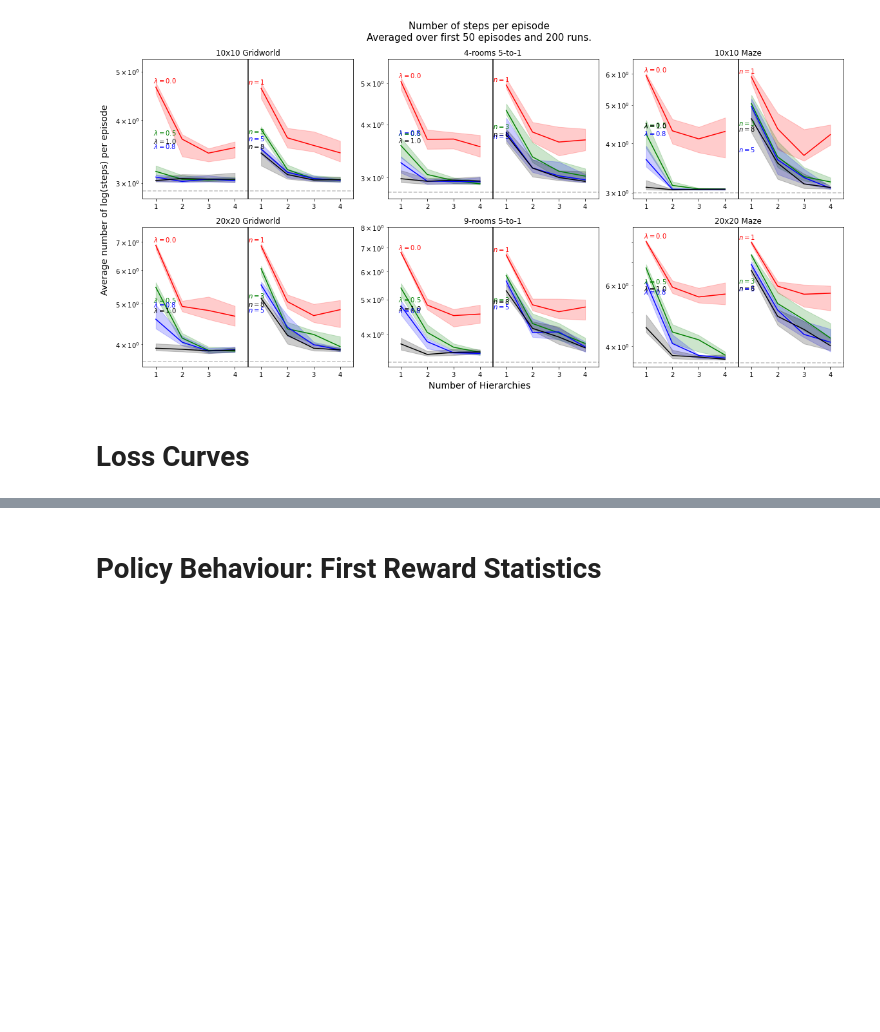
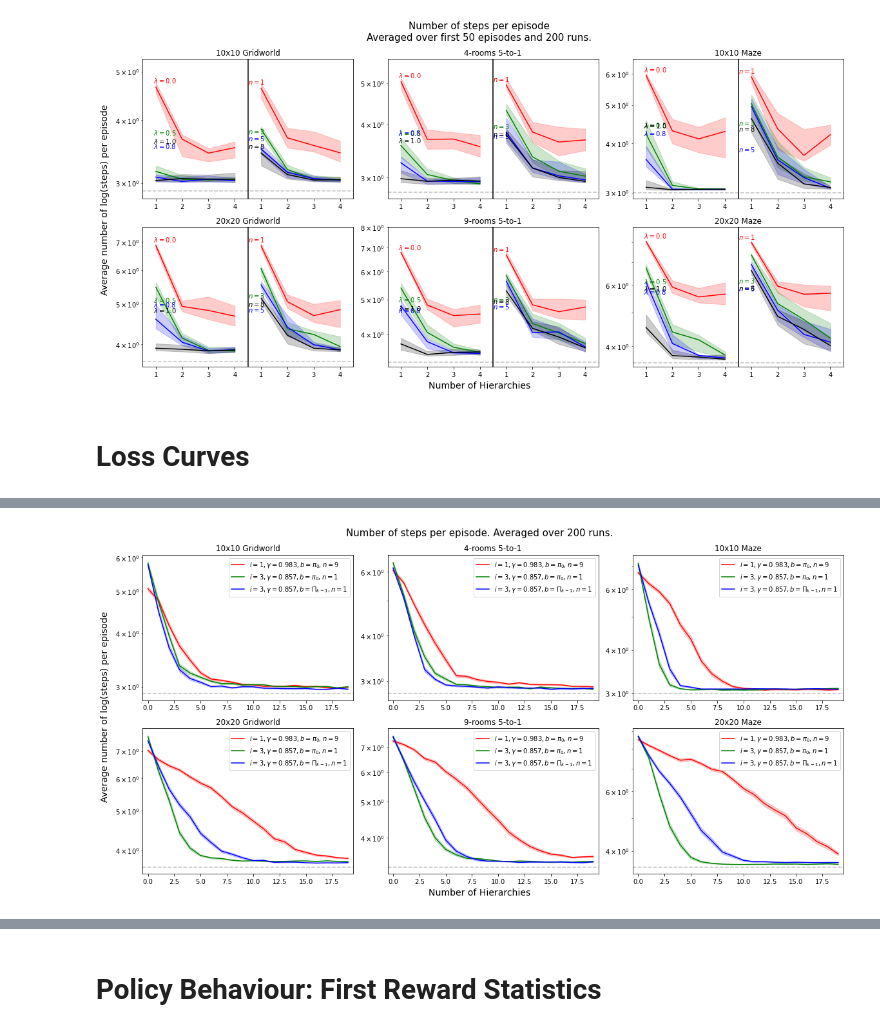
Before and after one commit to joeryjoery/HierQ, a Jupyter notebook: Experiment Visualizations.ipynb, the cells around one changed output, grey strips where cells are left out. Cells and saved outputs as stored; diff of their text form; code cells hidden in the pictures; blank space fills up the shorter version.

Commit message:
Add Loss Curve Visualization

```diff
--- a/Experiment Visualizations.ipynb
+++ b/Experiment Visualizations.ipynb
@@ -580,4 +398,0 @@ g1[0]['meta']
-# %%
-meta = g1[0]['meta']
-x = np.asarray(g1[0]['data'])[..., -1][..., 0]
-x.shape
@@ -646,14 +398,0 @@ plt.show()
-# %%
-plt.figure(figsize=(10, 6))
-
-meta
-m = x.mean(axis=1)
-s = x.std(axis=1) / np.sqrt(x.shape[1])
-
-for i in range(len(m)):
-    plt.plot(m[i], label=f'i={meta[i]["n_levels"]}, ' + ('n=3' if meta[i]['atomic'] else 'lambda=1.0'))
-    plt.fill_between(range(len(m[i])), m[i] - s[i], m[i] + s[i], alpha=0.2)
-
-plt.yscale('log')
-plt.legend()
-plt.show()
@@ -661,0 +428,77 @@ plt.show()
+# %%
+def generate_loss_curve(label: str, annotate: bool = True):
+    # Create two figures to separately plot the loss curves for the HierTB and HierQ agents
+    fig_n, ax_n = plt.subplots(2, 3, figsize=(16, 8))
+    fig_d, ax_d = plt.subplots(2, 3, figsize=(16, 8))
+    figs = [fig_n, fig_d]
+
+    for env_i, env_data in enumerate(discount_data):
+
+        # Environment data for generating the graphs.
+        meta_lst = [[env_data['meta'][i] for i in n_idx], [env_data['meta'][i] for i in d_idx]]
+
+        # Compute Plotting data.
+        trajectories = variance_stabilizer(np.asarray(get_timeseries(env_data['data'])))
+        trajectories = trajectories[..., :trajectories.shape[-1] - episode_subsample]
+        means = trajectories.mean(axis=1)
+        stderrs = trajectories.std(axis=1) / np.sqrt(trajectories.shape[1])
+
+        # Split for n-step and decay parameters
+        mu_n, mu_d = means[n_idx], means[d_idx]
+        s_n, s_d = stderrs[n_idx], stderrs[d_idx]
+
+        # Select Correct Environment canvas to plot data on.
+        canvas_lst = [ax_n[env_i % 2, env_i // 2], ax_d[env_i % 2, env_i // 2]]
+
+        # Separate conditional parameters horizontally by padding the x-axis.
+        xs = np.arange(trajectories.shape[-1])
+
+        c = ['red', 'green', 'blue', 'black', 'purple'] * 2
+        for z, (n_i, d_i) in enumerate(zip(n_idx, d_idx)):
+
+            for i, j in enumerate([n_i, d_i]):
+                # Extract ablation parameters
+                m = meta_lst[i][z]
+                b, gamma, k = m['flat_training'], m['discount'], m['n_levels']
+
+                label = fr'$i={k}, \gamma = {gamma:.3f}, b = ' + (r"\pi_0" if b else r"\Pi_{k-1}") + ', '
+                label += fr'\lambda={m["decay"]}$' if i else f'n={m["n_steps"]}' + '$'
+
+                # Plot decay data
+                canvas_lst[i].plot(xs, means[j], color=c[z], label=label)
+                canvas_lst[i].fill_between(xs, means[j] - stderrs[j], means[j] + stderrs[j], alpha=0.2, color=c[z])
+
+        # Canvas formatting
+        for canvas in canvas_lst:
+            canvas.set_title(environment_labels[env_i])
+
+            # Environment Optimum
+            canvas.axhline(variance_stabilizer(environment_optimum[env_i]),
+                           0, 7, color='grey', linestyle='--', alpha=0.5)
+
+            # Canvas plot scaling
+            canvas.set_xlim([min(xs) - 0.5, max(xs) + 0.5])
+            canvas.set_yscale('log')
+            canvas.legend()
+
+    # Plot annotations
+    for i, fig in enumerate(figs):
+        fig.text(0.5, -0.01, 'Number of Hierarchies', fontsize=14, ha='center')
+        fig.text(-0.01, 0.5, 'Average number of log(steps) per episode', fontsize=14, va='center', rotation='vertical')
+
+        fig.suptitle("Number of steps per episode. Averaged over 200 runs.", fontsize=15)
+
+        fig.tight_layout()
+        fig.savefig(f'{folder}LossCurve_{"lambda" if i else "n"}.pdf', format='pdf', bbox_inches="tight")
+
+
+# Omit the last n episodes of the loss curve (if the curves become too flattened; default = 0)
+episode_subsample = 30
+variance_stabilizer = lambda x: x
+variance_stabilizer = np.log
+
+# Choose how to aggregate the data.
+generate_loss_curve("Full")
+plt.show()
+# %% [output]
+[figure, added]
```
Also changed, not shown: parts of 25 cells of this notebook.
